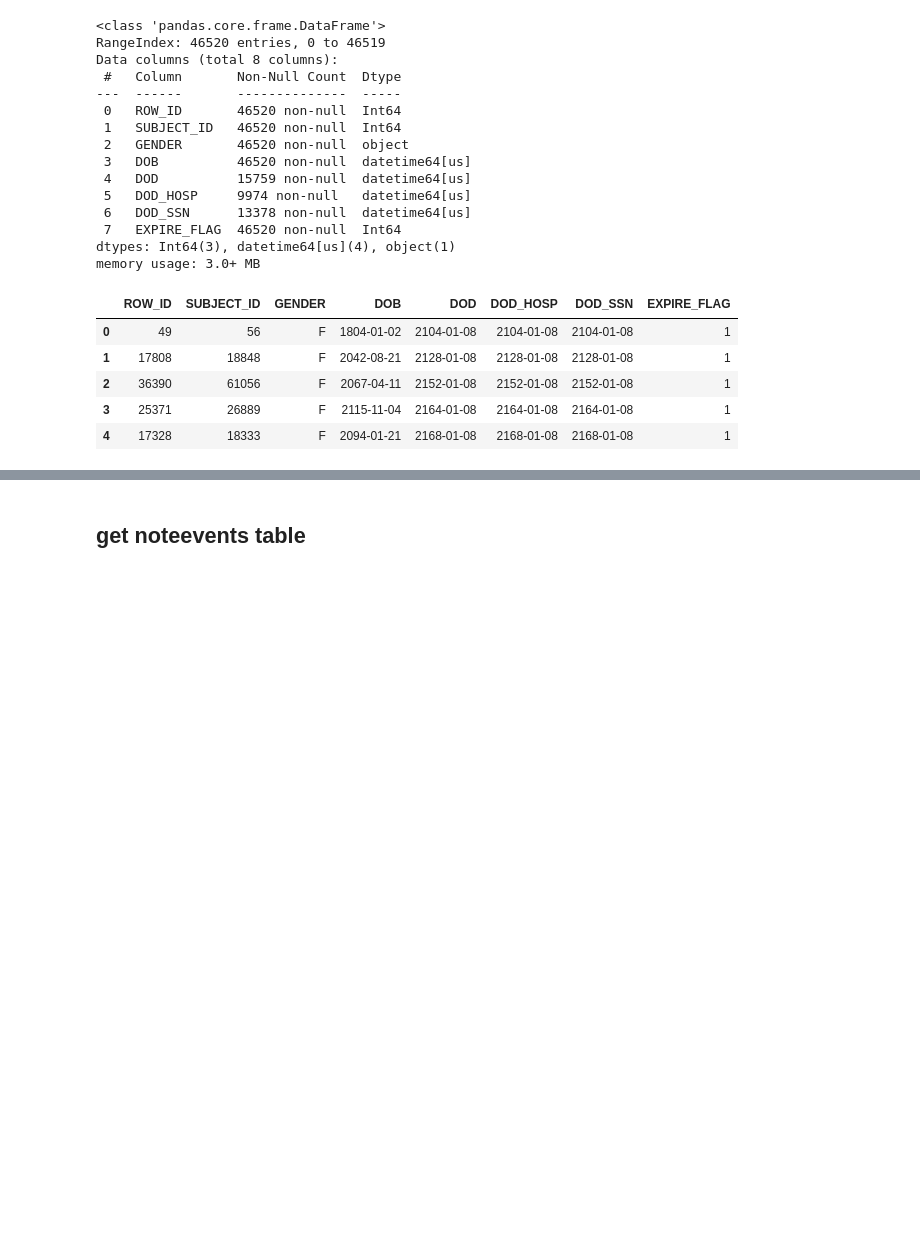
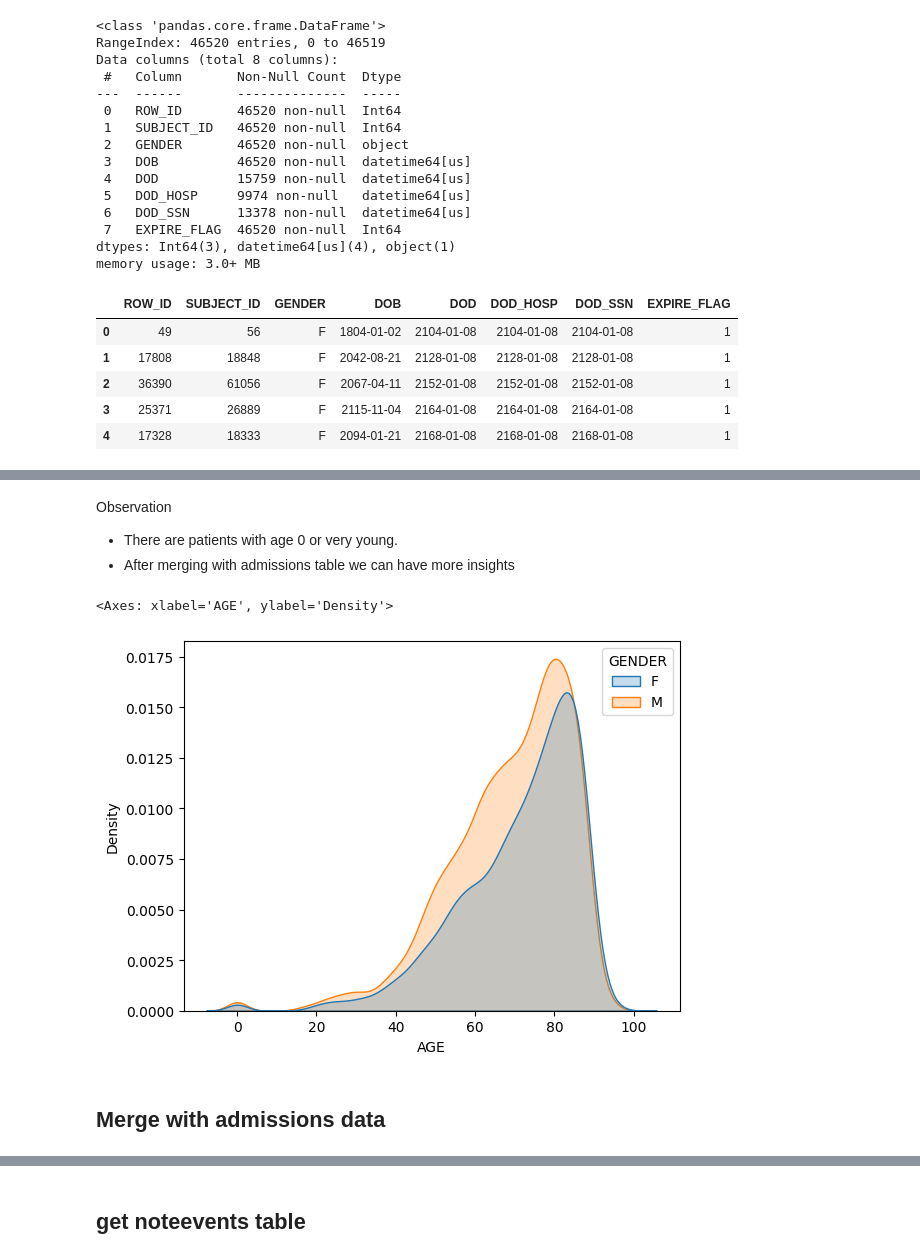
Before and after one commit to abhi99-ut/aih, a Jupyter notebook: AIH_HW1.ipynb, the cells around one changed output, grey strips where cells are left out. Drawn from its saved outputs; the diff is of its cells as text; code cells hidden in the pictures; blank space fills up the shorter version.

```diff
--- a/AIH_HW1.ipynb
+++ b/AIH_HW1.ipynb
@@ -140,0 +236,12 @@ ValueError: time data 'NaT' does not match format '%Y-%m-%d %H:%M:%S'
+# %% [markdown]
+Observation
+- There are patients with age 0 or very young.
+- After merging with admissions table we can have more insights
+# %%
+# @title Age Distribution of Patients by Gender
+sns.kdeplot(data=filtered_patients, x="AGE", hue="GENDER", fill=True)
+# %% [output]
+<Axes: xlabel='AGE', ylabel='Density'>
+[figure, added]
+# %% [markdown]
+## Merge with admissions data
```
Also changed, not shown: parts of 93 cells of this notebook.
